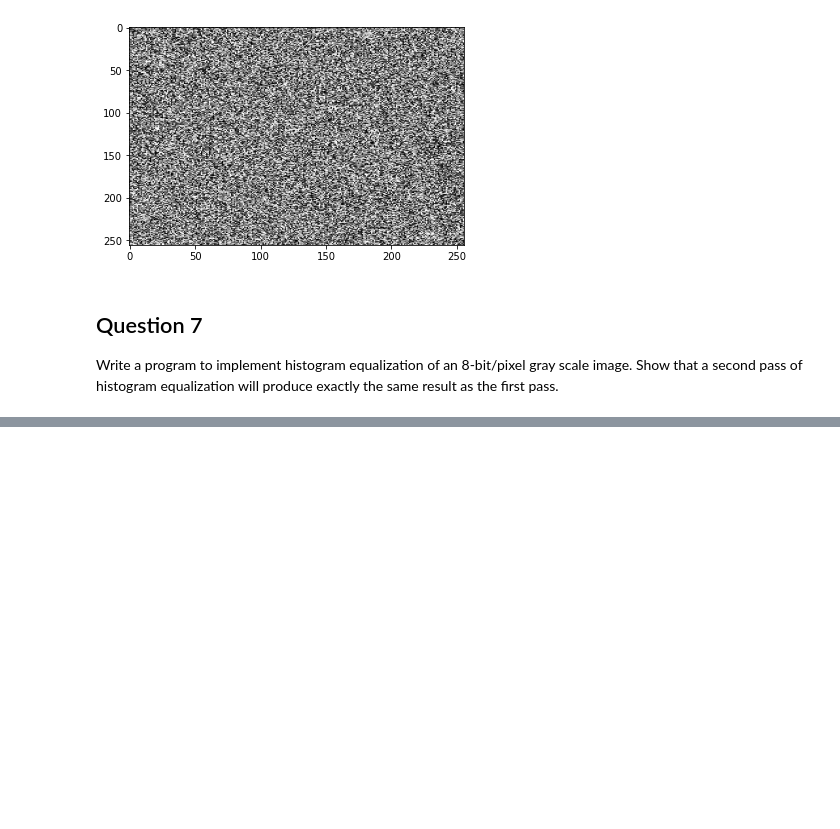
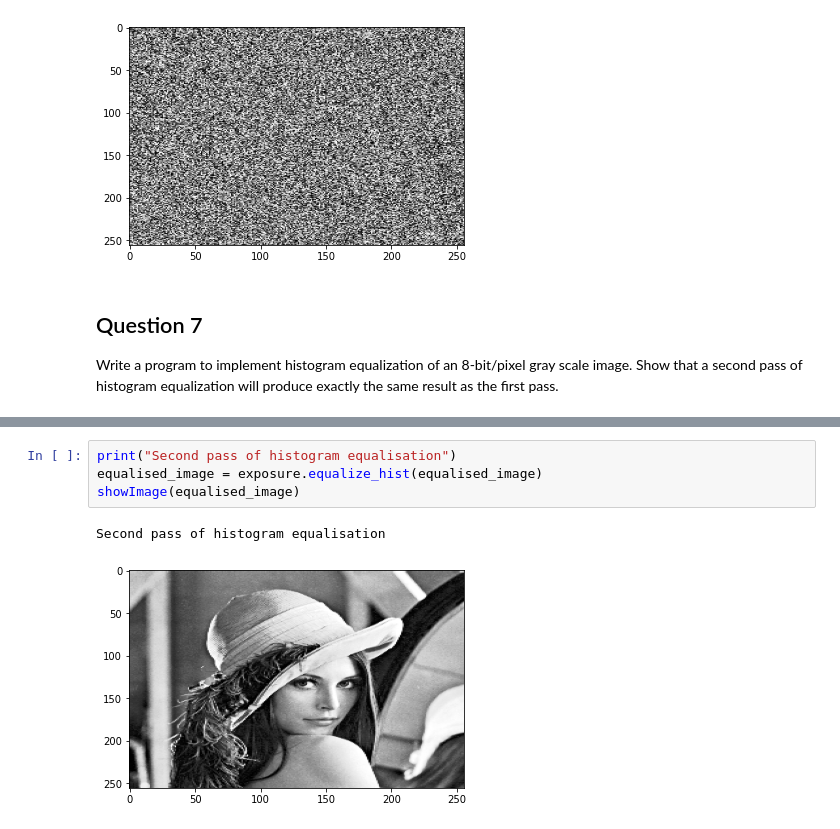
Before and after one commit to diksham1/image-lab, a Jupyter notebook: Assignment_1.ipynb, the cells around one changed output, grey strips where cells are left out. Cells and saved outputs as stored; diff of their text form; blank space fills up the shorter version.

```diff
--- a/Assignment_1.ipynb
+++ b/Assignment_1.ipynb
@@ -200,0 +213,7 @@ Write a program to implement histogram equalization of an 8-bit/pixel gray scale
+# %%
+print("Second pass of histogram equalisation")
+equalised_image = exposure.equalize_hist(equalised_image)
+showImage(equalised_image)
+# %% [output]
+Second pass of histogram equalisation
+[figure, added]
```
Also changed, not shown: parts of 25 cells of this notebook.
